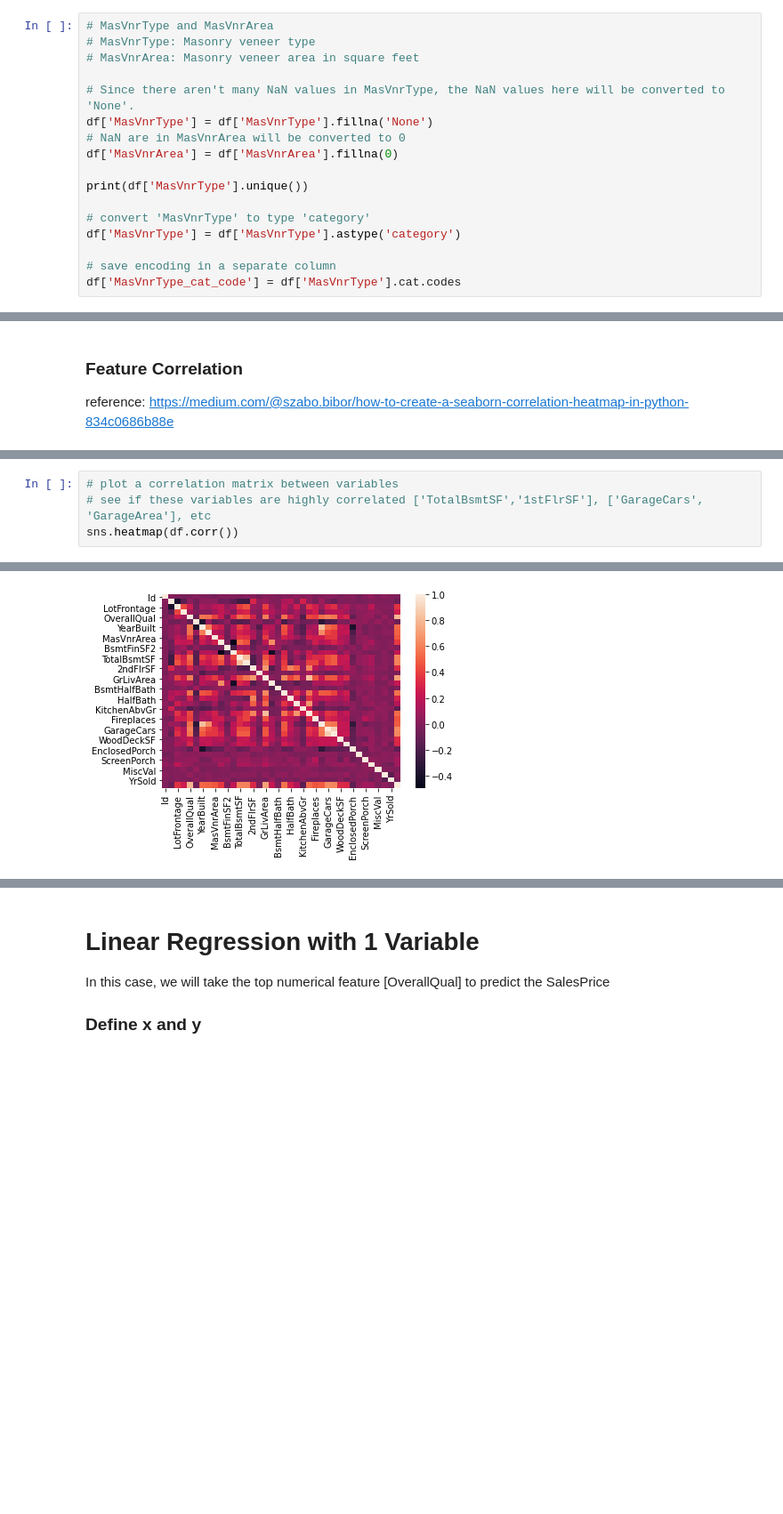
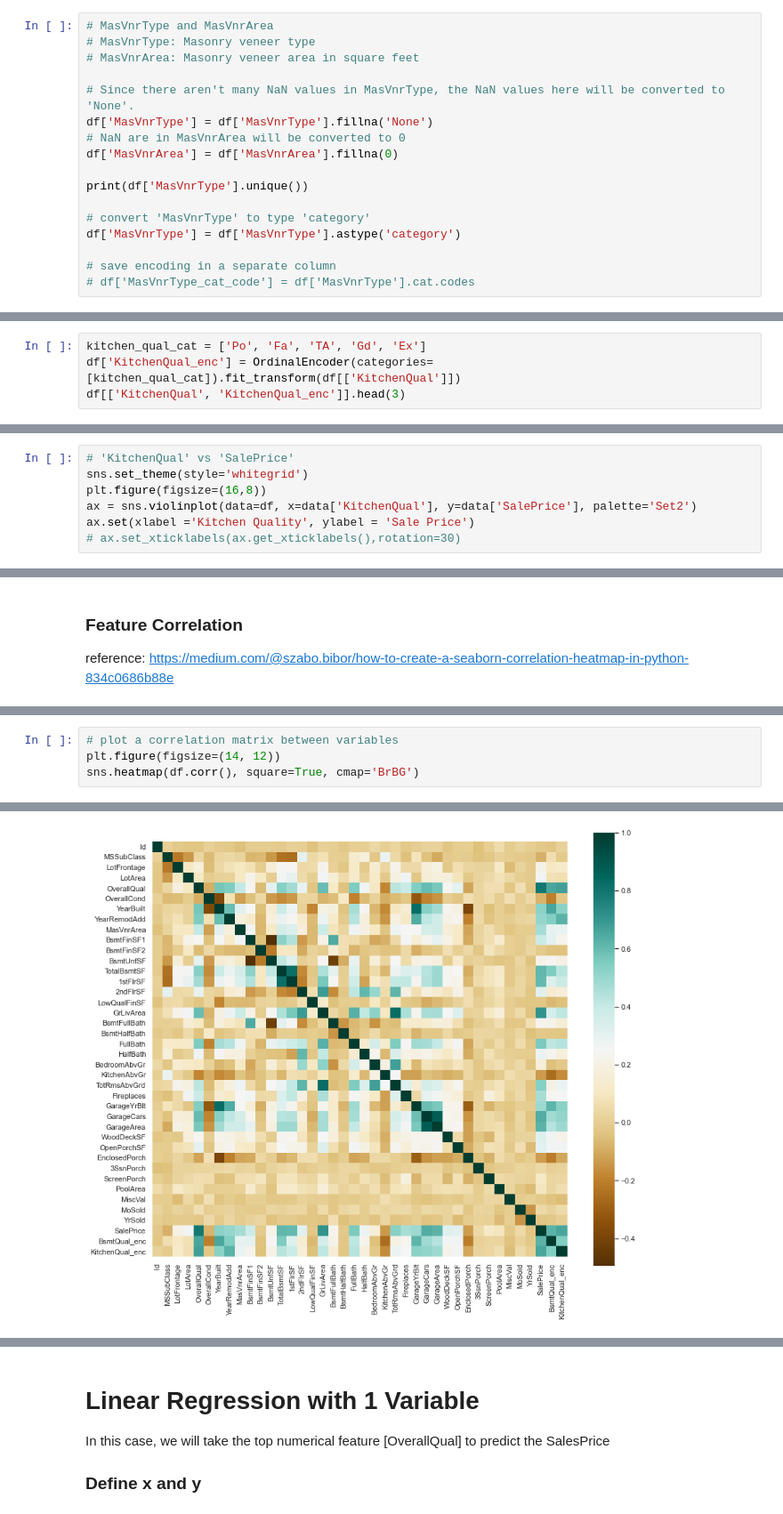
Before and after one commit to SusanQu/linear_regression_realestate, a Jupyter notebook: Boston_Real_Estate_Prediction.ipynb, the cells around one changed output, grey strips where cells are left out. Shown at 89% size. Drawn from its saved outputs; the diff is of its cells as text; blank space fills up the shorter version.

Commit message:
added ordinal encoding to kitchen quality and tested it with model

```diff
--- a/Boston_Real_Estate_Prediction.ipynb
+++ b/Boston_Real_Estate_Prediction.ipynb
@@ -112,7 +112,7 @@ print(df['MasVnrType'].unique())
 df['MasVnrType'] = df['MasVnrType'].astype('category')
 
 # save encoding in a separate column
-df['MasVnrType_cat_code'] = df['MasVnrType'].cat.codes
+# df['MasVnrType_cat_code'] = df['MasVnrType'].cat.codes
 # %% [output]
 [BrkFace, None, Stone, BrkCmn]
 Categories (4, object): [BrkFace, None, Stone, BrkCmn]
@@ -244,0 +230,4 @@ df.describe().round(2)
+# %%
+kitchen_qual_cat = ['Po', 'Fa', 'TA', 'Gd', 'Ex']
+df['KitchenQual_enc'] = OrdinalEncoder(categories=[kitchen_qual_cat]).fit_transform(df[['KitchenQual']])
+df[['KitchenQual', 'KitchenQual_enc']].head(3)
@@ -244,0 +239,7 @@ df.describe().round(2)
+# %%
+# 'KitchenQual' vs 'SalePrice'
+sns.set_theme(style='whitegrid')
+plt.figure(figsize=(16,8))
+ax = sns.violinplot(data=df, x=data['KitchenQual'], y=data['SalePrice'], palette='Set2')
+ax.set(xlabel ='Kitchen Quality', ylabel = 'Sale Price')
+# ax.set_xticklabels(ax.get_xticklabels(),rotation=30)
@@ -258,8 +264,8 @@ heatmap.set_title('Features Correlation with Sales Price', fontdict={'fontsize':
 # %%
 # plot a correlation matrix between variables
-# see if these variables are highly correlated ['TotalBsmtSF','1stFlrSF'], ['GarageCars', 'GarageArea'], etc
-sns.heatmap(df.corr())
+plt.figure(figsize=(14, 12))
+sns.heatmap(df.corr(), square=True, cmap='BrBG')
 # %% [output]
 <matplotlib.axes._subplots.AxesSubplot at 0x...>
-[figure, old version]
+[figure, new version]
 # %%
```
Also changed, not shown: parts of 40 cells of this notebook.
